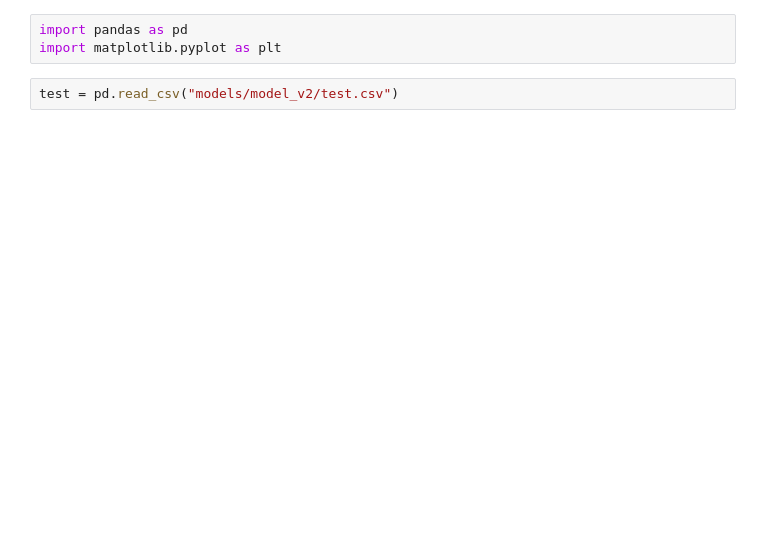
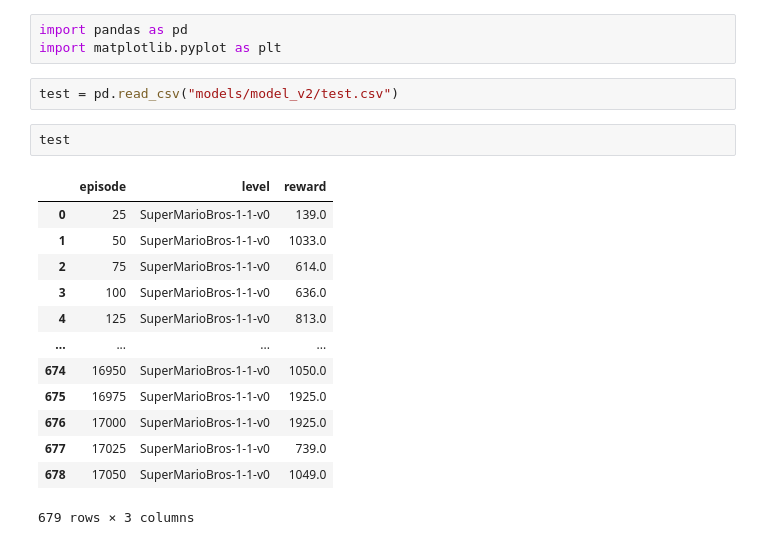
Before and after one commit to owenjpark/Super-Mario-Bros-RL, a Jupyter notebook: plot.ipynb, the cells around one changed output. Cells and saved outputs as stored; diff of their text form; blank space fills up the shorter version.

```diff
--- a/plot.ipynb
+++ b/plot.ipynb
@@ -3,6 +3,22 @@ import pandas as pd
 import matplotlib.pyplot as plt
 # %%
 test = pd.read_csv("models/model_v2/test.csv")
+# %%
+test
+# %% [output]
+|  | episode | level | reward |
+| 0 | 25 | SuperMarioBros-1-1-v0 | 139.0 |
+| 1 | 50 | SuperMarioBros-1-1-v0 | 1033.0 |
+| 2 | 75 | SuperMarioBros-1-1-v0 | 614.0 |
+| 3 | 100 | SuperMarioBros-1-1-v0 | 636.0 |
+| 4 | 125 | SuperMarioBros-1-1-v0 | 813.0 |
+| ... | ... | ... | ... |
+| 674 | 16950 | SuperMarioBros-1-1-v0 | 1050.0 |
+| 675 | 16975 | SuperMarioBros-1-1-v0 | 1925.0 |
+| 676 | 17000 | SuperMarioBros-1-1-v0 | 1925.0 |
+| 677 | 17025 | SuperMarioBros-1-1-v0 | 739.0 |
+| 678 | 17050 | SuperMarioBros-1-1-v0 | 1049.0 |
+679 rows × 3 columns
 # %%
 # Plot
 plt.figure(figsize=(10, 5))
```
Also changed, not shown: parts of 3 cells of this notebook, 4 other files.
